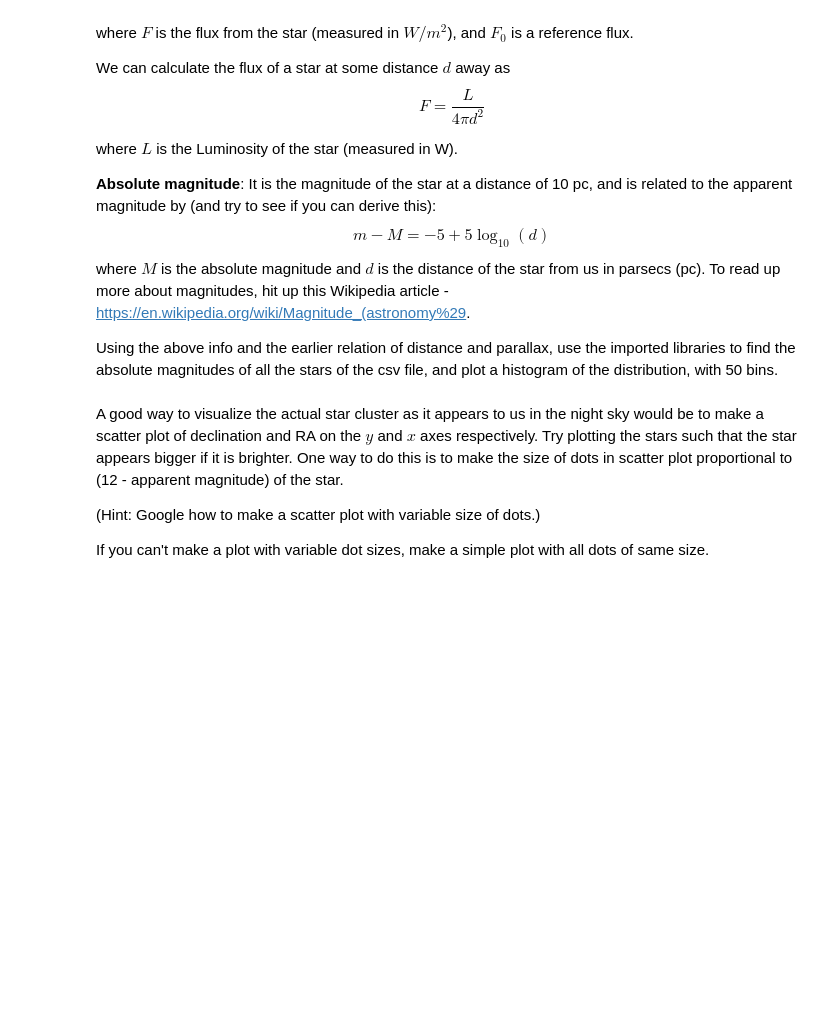
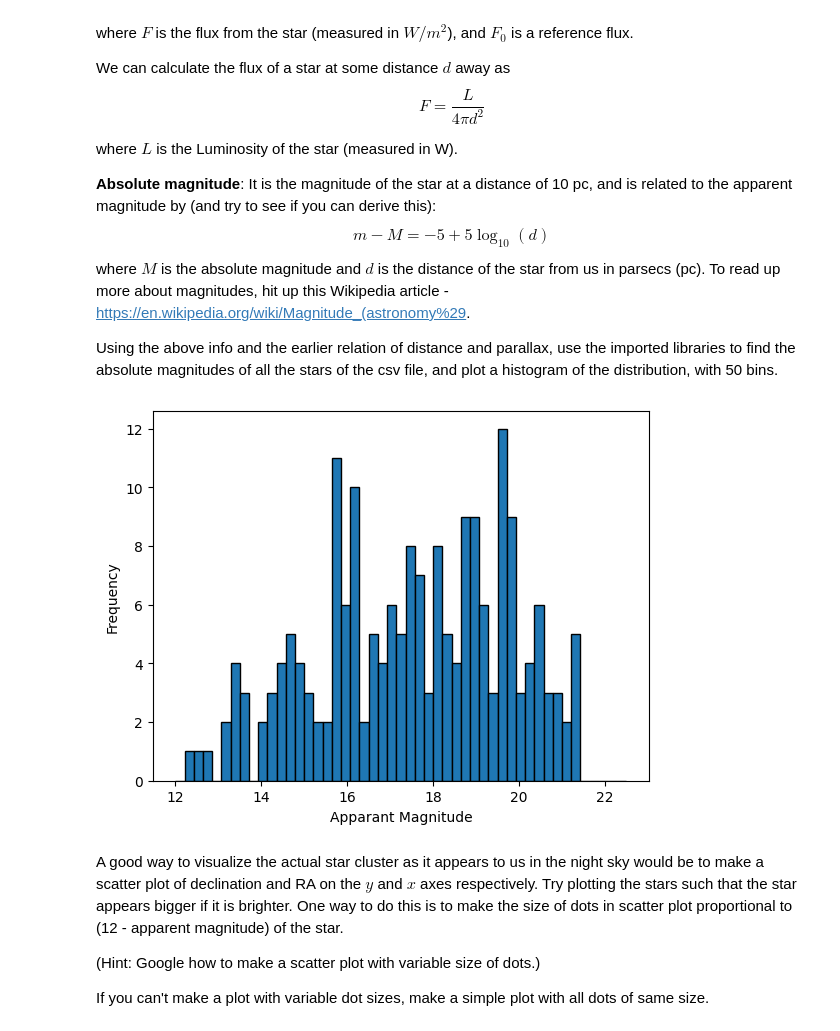
Before and after one commit to Atharvhardikar43/Kritika-project, a Jupyter notebook: CAB_Problem_Statement.ipynb, the cells around one changed output. Saved outputs shown, nothing was run; the diff lists cells and outputs as text; code cells hidden in the pictures; blank space fills up the shorter version.

```diff
--- a/CAB_Problem_Statement.ipynb
+++ b/CAB_Problem_Statement.ipynb
@@ -16,4 +16,14 @@ Parallax $p$ of a star is directly related to its distance $d$ as $d$ in parsecs
 Before proceeding, you need to be able to read the csv file contents, and since the assignment involves graphs, you might want to import some things as well:
 # %%
 #put your import statements here
+import pandas as pd
+import numpy as np
+import csv
+import matplotlib.pyplot as plt
+import seaborn as sns
 #use one of the imported libraries to read the contents of csv file in a neat form
+data=pd.read_csv('stardata.csv')
+
+data.columns = ['RA_in_degree', 'Declination_in_degree', 'parallax', 'Apparant_Magnitude']
+data = data[data['parallax'] != "--"]
+data['parallax'][60:80]
@@ -42,3 +68,22 @@ Using the above info and the earlier relation of distance and parallax, use the
+# %%
+#Solution code
+parallax_array = np.array([float(i) for i in data['parallax']])
+#parallax_array = ','.join(parallax)
+#parallax_array = np.fromstring( parallax_array, dtype=np.float64, sep=',' )
+
+distances = 1/parallax_array
+distances
+data_s1 = data
+data_s1 = data_s1.drop(data_s1[(data.parallax == '--')].index)
+M = data_s1.Apparant_Magnitude + 5 - 5*np.log10(distances)
+#plt.hist(M)
+bins = np.linspace(12, 22.5, num=50)
+plt.hist(M, bins, edgecolor='black')
+plt.xlabel('Apparant Magnitude')
+plt.ylabel('Frequency')
+plt.show()
+# %% [output]
+[figure, added]
 # %% [markdown]
 A good way to visualize the actual star cluster as it appears to us in the night sky would be to make a scatter plot of declination and RA on the $y$ and $x$ axes respectively. Try plotting the stars such that the star appears bigger if it is brighter. One way to do this is to make the size of dots in scatter plot proportional to (12 - apparent magnitude) of the star.
 
```
Also changed, not shown: parts of 15 cells of this notebook.
